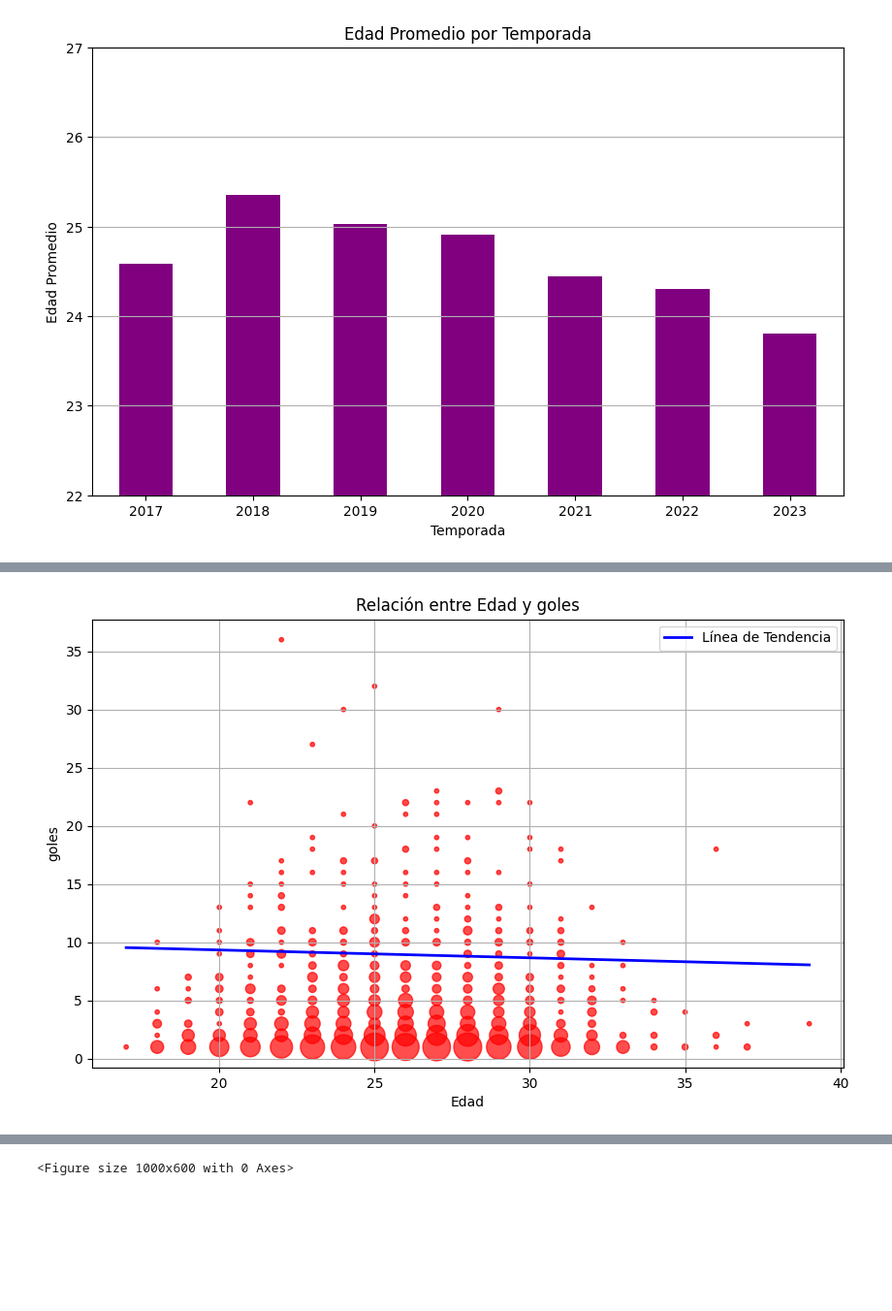
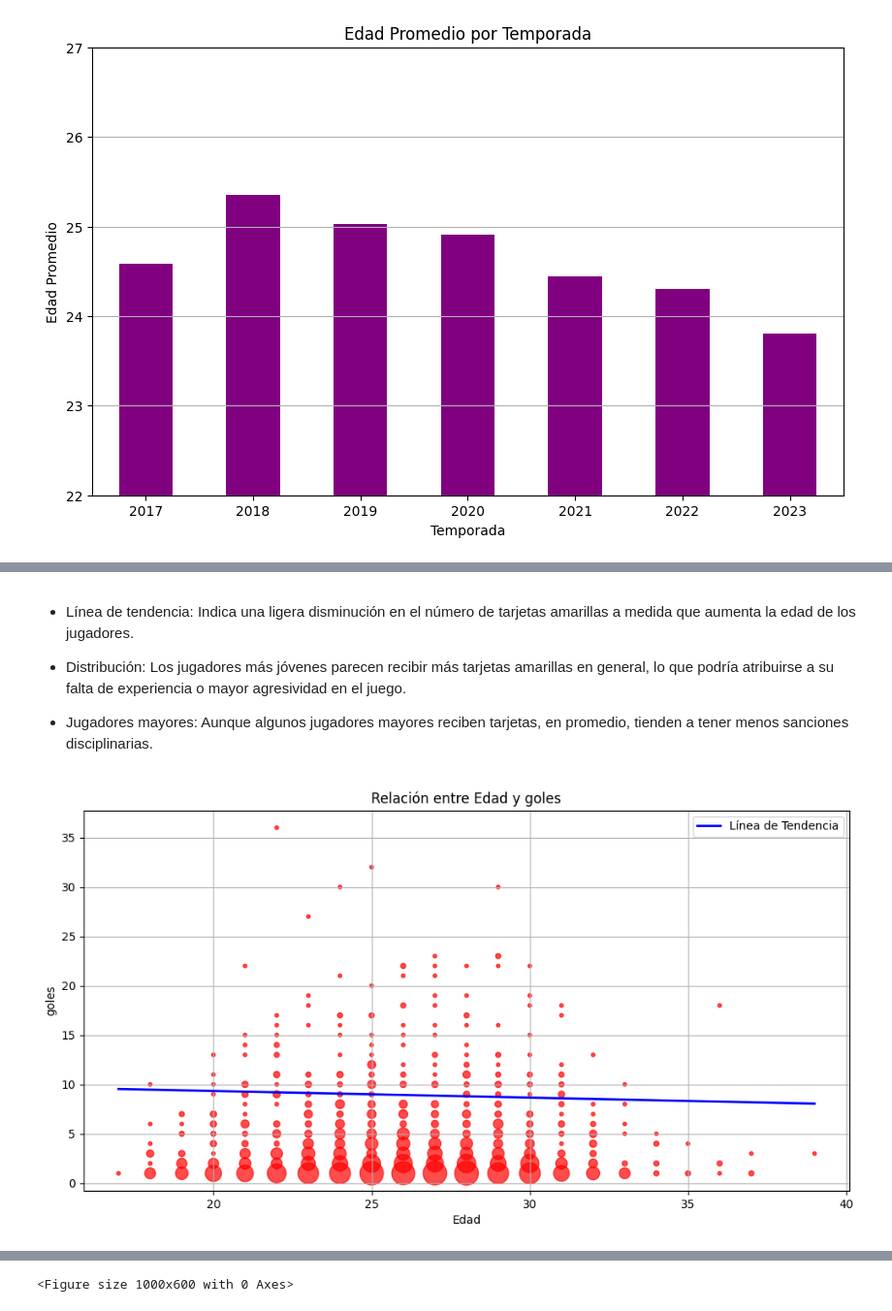
Before and after one commit to SrAlcast/Proyecto5-Premier_in_Data, a Jupyter notebook: notebooks/4.Visualizations/Visualizations.ipynb, the cells around one changed output, grey strips where cells are left out. Shown at 97% size. Drawn from its saved outputs; the diff is of its cells as text; code cells hidden in the pictures; blank space fills up the shorter version.

```diff
--- a/notebooks/4.Visualizations/Visualizations.ipynb
+++ b/notebooks/4.Visualizations/Visualizations.ipynb
@@ -329,29 +370,35 @@ plt.show()
+# %% [markdown]
+- Línea de tendencia: Indica una ligera disminución en el número de tarjetas amarillas a medida que aumenta la edad de los jugadores.
+
+- Distribución: Los jugadores más jóvenes parecen recibir más tarjetas amarillas en general, lo que podría atribuirse a su falta de experiencia o mayor agresividad en el juego.
+
+- Jugadores mayores: Aunque algunos jugadores mayores reciben tarjetas, en promedio, tienden a tener menos sanciones disciplinarias.
 # %%
 df_jugadores_filtrado = df_jugadores[df_jugadores['goles'] > 0]
 
 # Calcular la frecuencia de cada combinación de edad y tarjetas amarillas
 freq = df_jugadores_filtrado.groupby(['edad', 'goles']).size().reset_index(name='counts')
 
 # Crear un scatter plot ponderado por la cantidad de valores
-plt.figure(figsize=(10, 6))
+plt.figure(figsize=(12, 6))
 plt.scatter(freq['edad'], freq['goles'], s=freq['counts'] * 10, alpha=0.7, color='red')
 
 # Calcular la línea de tendencia manualmente
 X = freq['edad']
 y = freq['goles']
 
 # Calcular los coeficientes de la regresión lineal
 coef = np.polyfit(X, y, 1)
 poly1d_fn = np.poly1d(coef)
 
 # Graficar la línea de tendencia
 plt.plot(X, poly1d_fn(X), color='blue', linewidth=2, label='Línea de Tendencia')
 
 plt.title('Relación entre Edad y goles')
 plt.xlabel('Edad')
 plt.ylabel('goles')
 plt.legend()
 plt.grid(True)
 plt.show()
 # %% [output]
-[figure, old version]
+[figure, new version]
```
Also changed, not shown: parts of 21 cells of this notebook, 1 other file.
